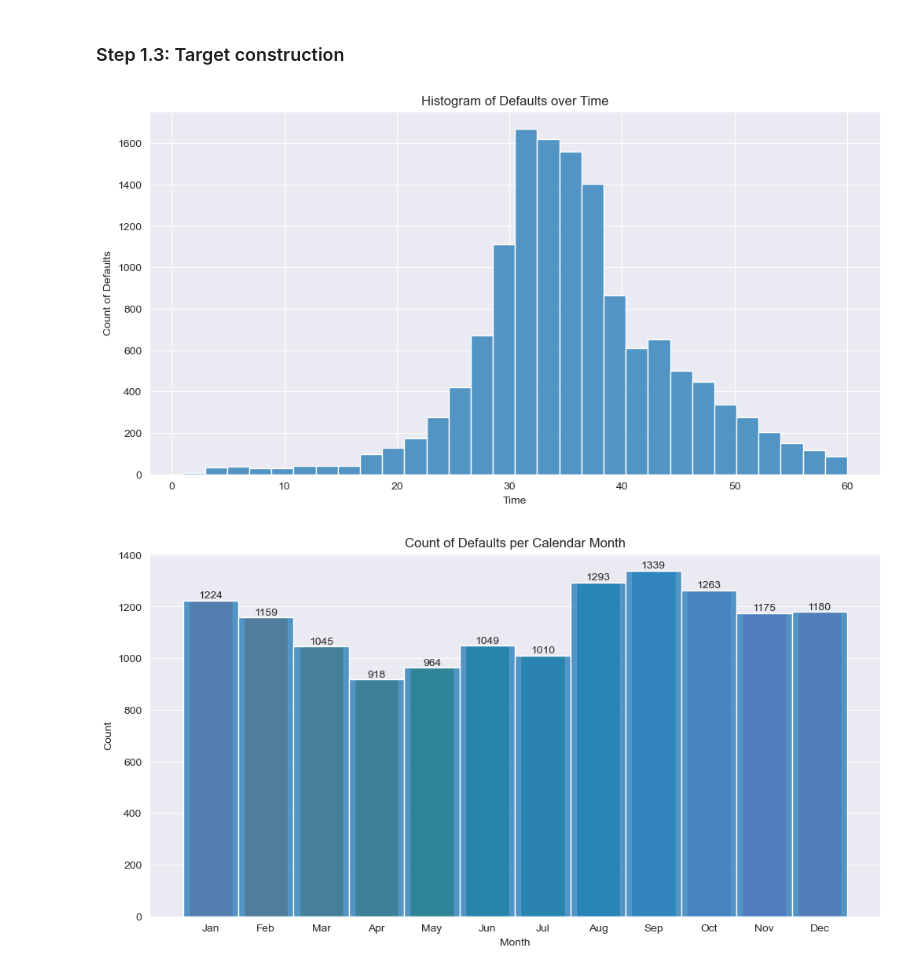
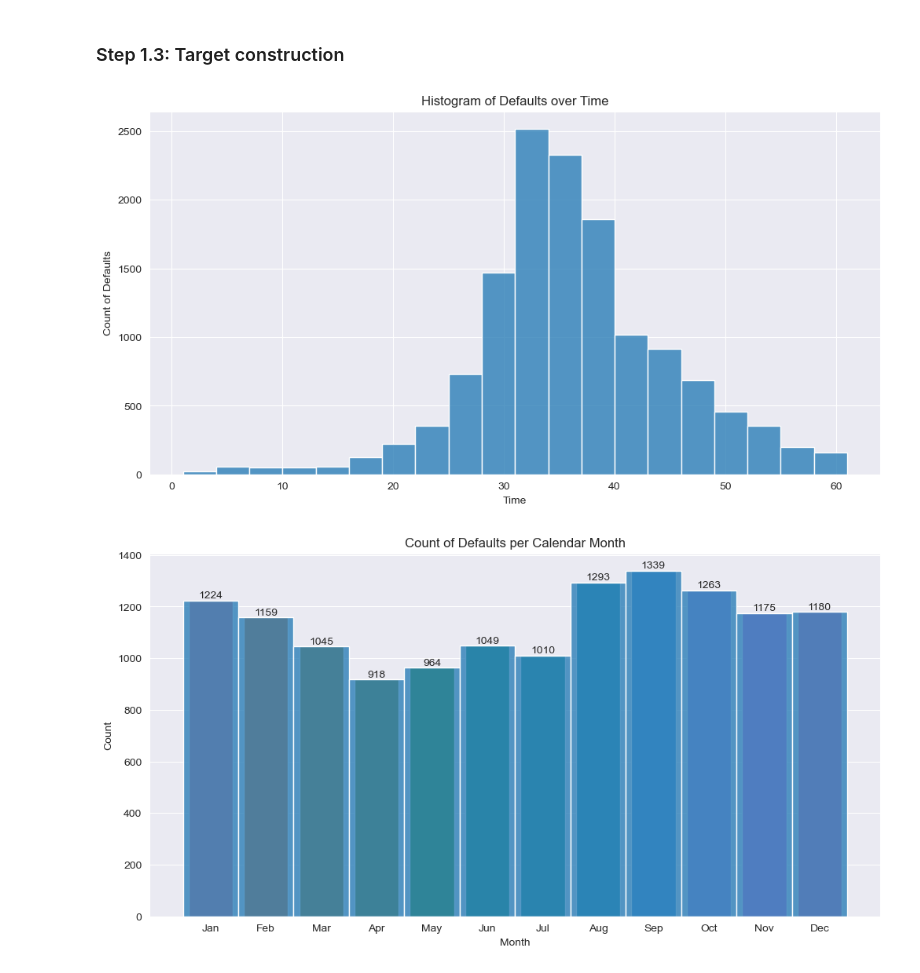
Before and after one commit to MaksimObukhov/pd_scorecard, a Jupyter notebook: main.ipynb, the cells around one changed output. Saved outputs shown, nothing was run; the diff lists cells and outputs as text; code cells hidden in the pictures.

```diff
--- a/main.ipynb
+++ b/main.ipynb
@@ -188,13 +188,13 @@ Name: FICO_orig_time, dtype: float64
 # TODO: для начала нужно выбрать кохорт, от какого месяца будем проверять клиентов. Далее разделить тайм по кохорте, и если клиент в это время дефолтил, то он дефолтил в этой кохорте, это может быть 1 или больше месяцев (до 12)
 # %%
 plt.figure(figsize=(12, 6))
-sns.histplot(df_dev[df_dev['default_time'] == 1]['time'], bins=30, kde=False)
+sns.histplot(df_dev[df_dev['default_time'] == 1]['time'], binwidth=3, kde=False)
 plt.title('Histogram of Defaults over Time')
 plt.xlabel('Time')
 plt.ylabel('Count of Defaults')
 plt.show()
 # %% [output]
-[figure, old version]
+[figure, new version]
 # %%
 df_dev['calendar_month'] = df_dev['time'] % 12  # Extract the month from the 'time' column
 
```
Also changed, not shown: parts of 15 cells of this notebook.
